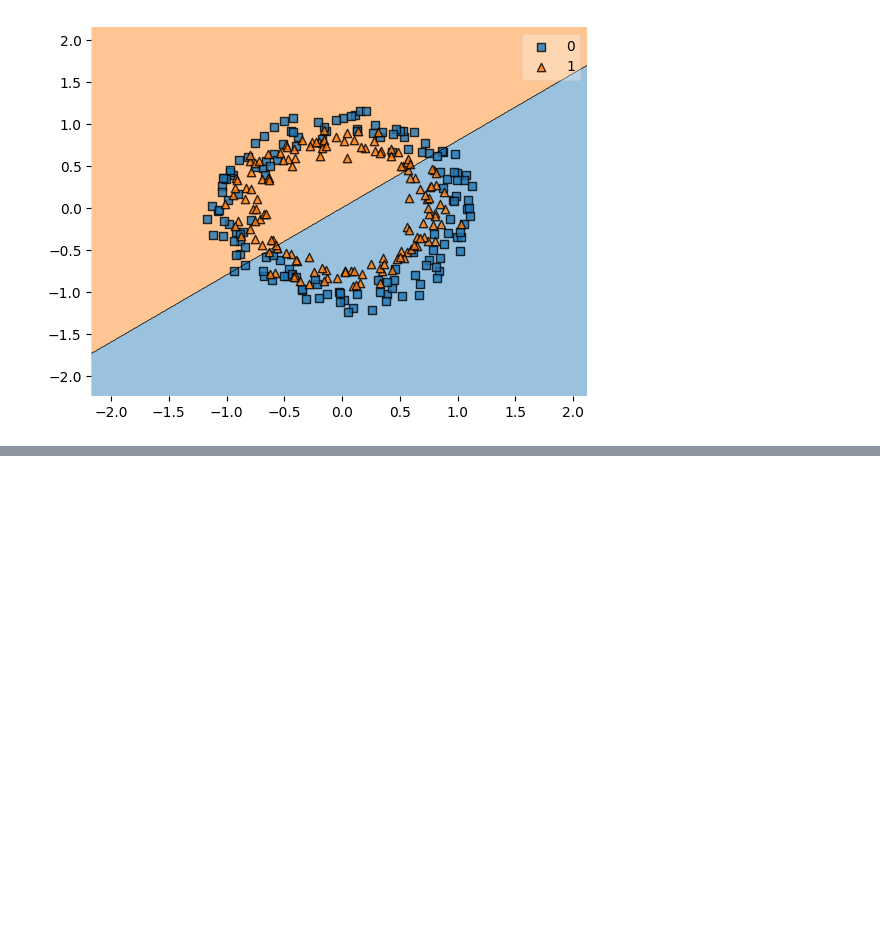
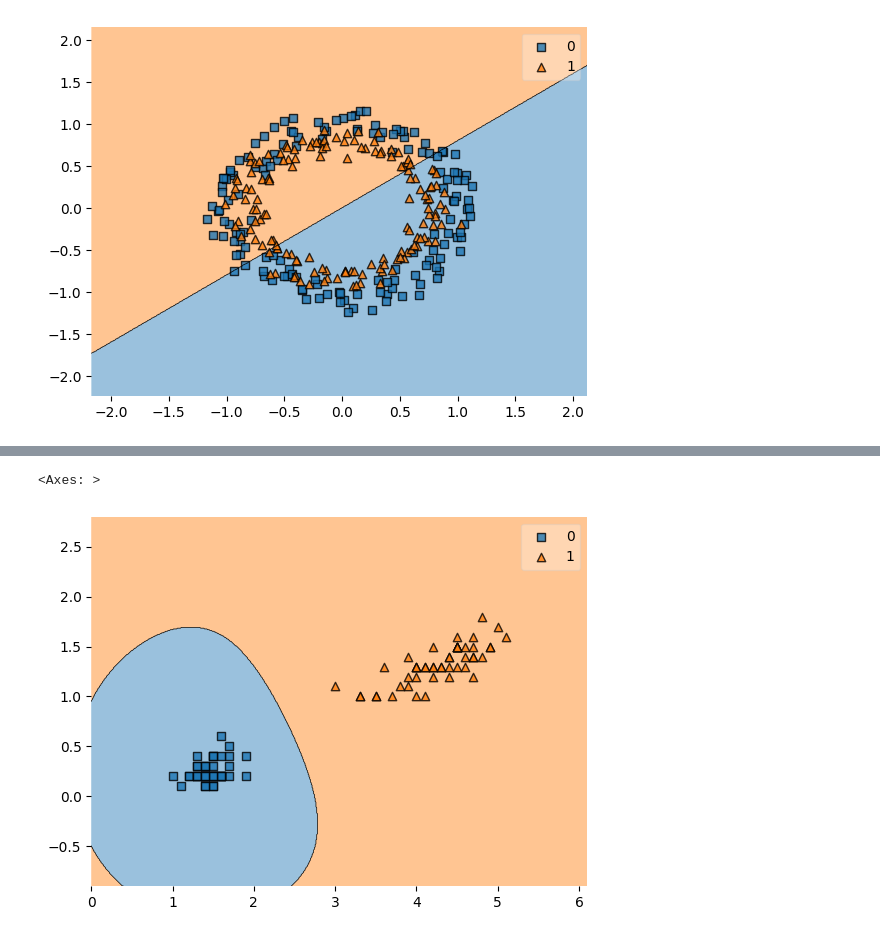
Before and after one commit to marzieh-saeedimasine/Python-DataCleaning-Modelling, a Jupyter notebook: LinearRegression-SupportVectorMachine.ipynb, the cells around one changed output, grey strips where cells are left out. Cells and saved outputs as stored; diff of their text form; code cells hidden in the pictures; blank space fills up the shorter version.

```diff
--- a/LinearRegression-SupportVectorMachine.ipynb
+++ b/LinearRegression-SupportVectorMachine.ipynb
@@ -99,0 +154,13 @@ plot_decision_regions(X,Y,model)
+# %%
+X=load_iris().data[:,[2,3]]
+Y=load_iris().target
+
+X=X[Y !=2]
+Y=Y[Y !=2]
+
+model=SVC(kernel='rbf', gamma=0.8, C=1)
+model.fit(X,Y)
+plot_decision_regions(X,Y,clf=model)
+# %% [output]
+<Axes: >
+[figure, added]
```
Also changed, not shown: parts of 8 cells of this notebook.
